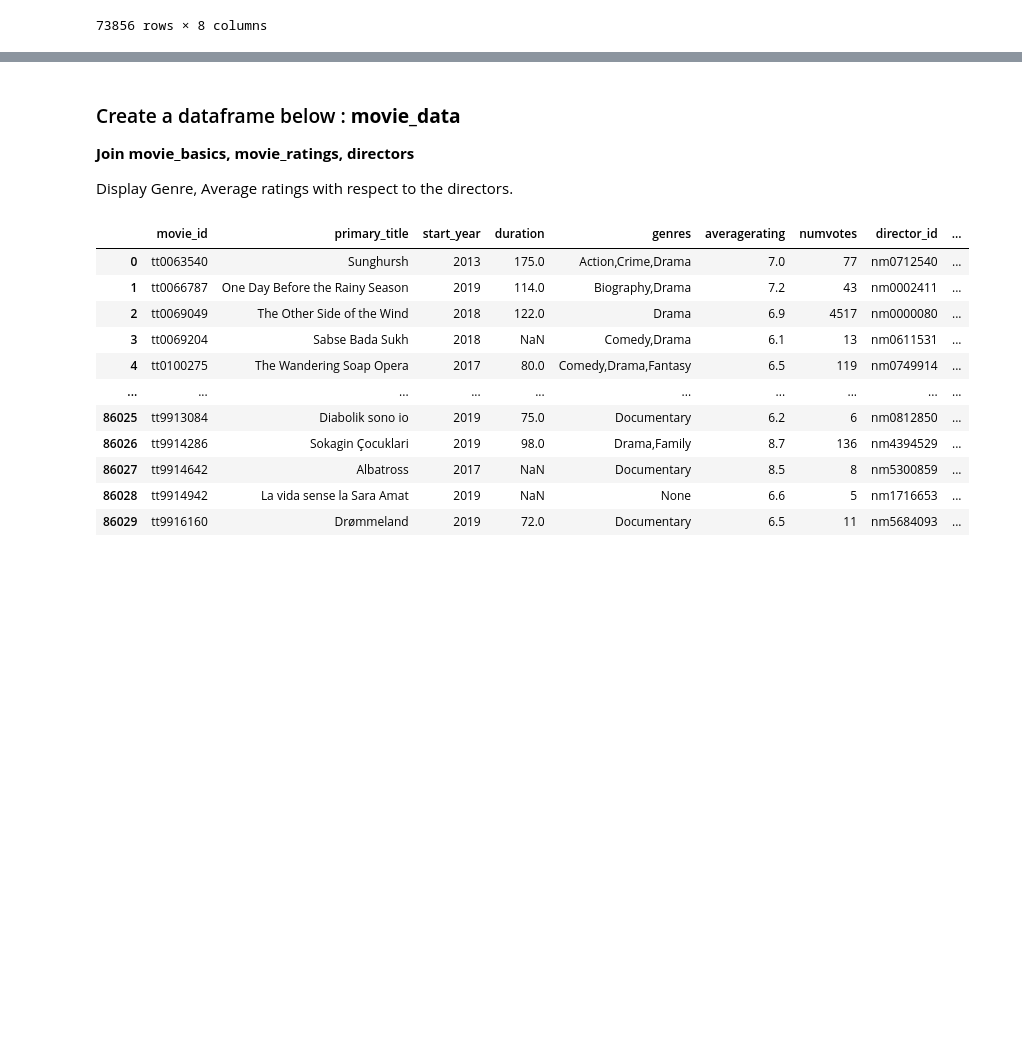
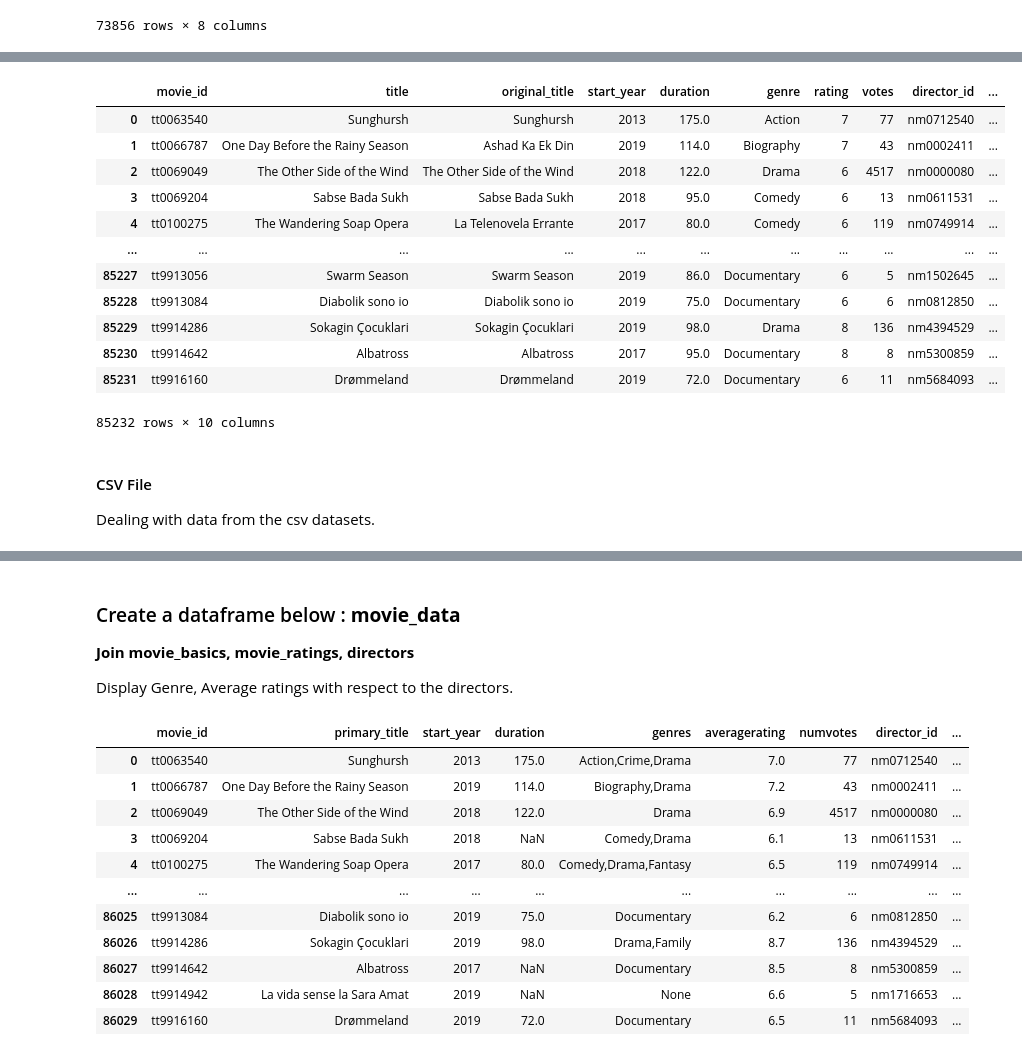
Before and after one commit to kamahTek/Studio_Afrik, a Jupyter notebook: studio_afrik.ipynb, the cells around one changed output, grey strips where cells are left out. Saved outputs shown, nothing was run; the diff lists cells and outputs as text; code cells hidden in the pictures; blank space fills up the shorter version.

Commit message:
data understanding done, now halfway with data cleaning

```diff
--- a/studio_afrik.ipynb
+++ b/studio_afrik.ipynb
@@ -179,3 +187,6 @@ movie_details
 | 73854 | tt9914942 | La vida sense la Sara Amat | La vida sense la Sara Amat | 2019 | NaN | None | 6.6 | ... |
 | 73855 | tt9916160 | Drømmeland | Drømmeland | 2019 | 72.0 | Documentary | 6.5 | ... |
 73856 rows × 8 columns
+# %%
+# Renaming columns in the movie details dataframe
+movie_details.rename(columns={"primary_title": "title", "runtime_minutes": "duration", "genres": "genre", "averagerating": "rating", "numvotes": "votes"}, inplace=True)
@@ -181,0 +227,8 @@ movie_details
+# %%
+# Drop all missing values in column genre
+movie_details = movie_details.dropna(subset = ["genre"])
+
+# fill all missing values in duration with the mean of its column
+movie_details.loc[:, "duration"].fillna(value=round(movie_details["duration"].mean()))
+
+movie_details = movie_details.reset_index(drop=True)
@@ -181,0 +298,6 @@ movie_details
+# %%
+# convert year into a string so as to perform aggregate functions on the movie details dataframe.
+movie_details['start_year'] = movie_details['start_year'].astype(str)
+
+# convert rating into an integer so as to perform aggregate functions on the movie details dataframe.
+movie_details['rating'] = movie_details['rating'].astype(int)
@@ -181,0 +392,22 @@ movie_details
+# %%
+movie_infor = movie_details.merge(director_data, how="inner", left_on="movie_id", right_on="movie_id")
+
+movie_infor
+# %% [output]
+|  | movie_id | title | original_title | start_year | duration | genre | rating | votes | director_id | ... |
+| 0 | tt0063540 | Sunghursh | Sunghursh | 2013 | 175.0 | Action | 7 | 77 | nm0712540 | ... |
+| 1 | tt0066787 | One Day Before the Rainy Season | Ashad Ka Ek Din | 2019 | 114.0 | Biography | 7 | 43 | nm0002411 | ... |
+| 2 | tt0069049 | The Other Side of the Wind | The Other Side of the Wind | 2018 | 122.0 | Drama | 6 | 4517 | nm0000080 | ... |
+| 3 | tt0069204 | Sabse Bada Sukh | Sabse Bada Sukh | 2018 | 95.0 | Comedy | 6 | 13 | nm0611531 | ... |
+| 4 | tt0100275 | The Wandering Soap Opera | La Telenovela Errante | 2017 | 80.0 | Comedy | 6 | 119 | nm0749914 | ... |
+| ... | ... | ... | ... | ... | ... | ... | ... | ... | ... | ... |
+| 85227 | tt9913056 | Swarm Season | Swarm Season | 2019 | 86.0 | Documentary | 6 | 5 | nm1502645 | ... |
+| 85228 | tt9913084 | Diabolik sono io | Diabolik sono io | 2019 | 75.0 | Documentary | 6 | 6 | nm0812850 | ... |
+| 85229 | tt9914286 | Sokagin Çocuklari | Sokagin Çocuklari | 2019 | 98.0 | Drama | 8 | 136 | nm4394529 | ... |
+| 85230 | tt9914642 | Albatross | Albatross | 2017 | 95.0 | Documentary | 8 | 8 | nm5300859 | ... |
+| 85231 | tt9916160 | Drømmeland | Drømmeland | 2019 | 72.0 | Documentary | 6 | 11 | nm5684093 | ... |
+85232 rows × 10 columns
+# %% [markdown]
+#### CSV File
+
+Dealing with data from the csv datasets.
```
Also changed, not shown: parts of 34 cells of this notebook, 1 other file.
